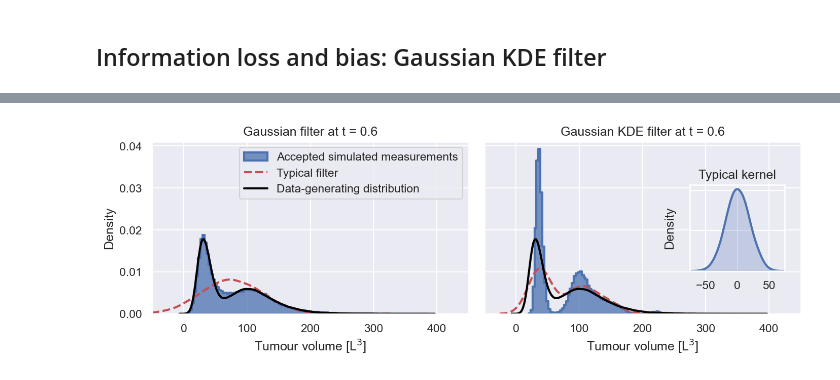
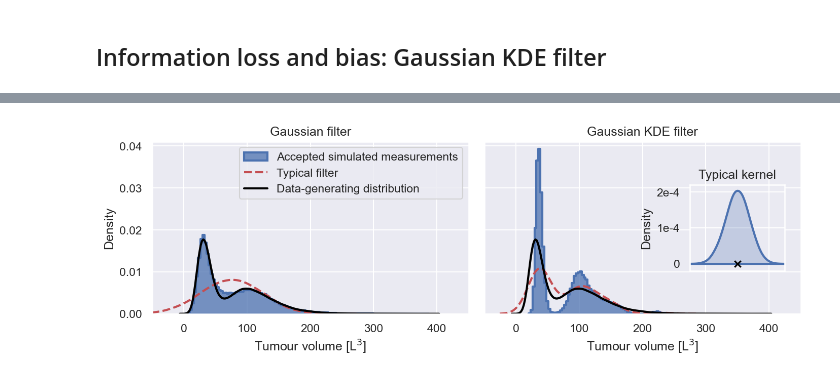
Before and after one commit to DavAug/filter-inference, a Jupyter notebook: results/1_cancer_growth/results.ipynb, the cells around one changed output, grey strips where cells are left out. Drawn from its saved outputs; the diff is of its cells as text; code cells hidden in the pictures.

```diff
--- a/results/1_cancer_growth/results.ipynb
+++ b/results/1_cancer_growth/results.ipynb
@@ -1323,36 +1323,39 @@ sns.kdeplot(
 sns.kdeplot(
     x=meas.flatten(), fill=False, ax=axes[1], color='black',
     label='Data-generating distribution', linewidth=2)
 
 # Plot typical kernel
 std = np.std(sim_meas2[0], ddof=1) * (4 / 3 / 100) ** (0.2)
 sns.kdeplot(
-    x=np.random.normal(loc=0, scale=std, size=10000), fill=True, ax=axin,
+    x=np.random.normal(loc=350, scale=std, size=10000), fill=True, ax=axin,
     bw_adjust=2, linewidth=2)
+axin.scatter([350], [0], marker='x', color='black')
 
 # Labelling
-axes[0].set_title('Gaussian filter at t = 0.6')
-axes[1].set_title('Gaussian KDE filter at t = 0.6')
+axes[0].set_title('Gaussian filter')
+axes[1].set_title('Gaussian KDE filter')
 axes[0].sharex(axes[1])
 axes[0].set_xlim([-50, 450])
 axes[0].set_ylim([0, 0.041])
 axes[1].set_ylim([0, 0.041])
 axes[1].get_yaxis().set_ticklabels([])
 axes[1].set_ylabel('')
 axes[0].set_xlabel(r'Tumour volume [L$^3$]')
 axes[1].set_xlabel(r'Tumour volume [L$^3$]')
-axin.get_yaxis().set_ticklabels([])
-axin.set_xlim([-75, 75])
+axin.set_ylim([-0.002, 0.022])
+axin.set_xlim([275, 425])
+axin.get_xaxis().set_ticklabels([])
+axin.set_yticks([0, 0.01, 0.02], labels=['0', '1e-4', '2e-4'])
 axin.set_title('Typical kernel')
 axes[0].legend()
 
 plt.savefig(
     directory + '/14_accepted_simulated_measurements.tif',
     bbox_inches='tight')
 plt.savefig(
     directory + '/14_accepted_simulated_measurements.pdf',
     bbox_inches='tight')
 
 plt.show()
 # %% [output]
-[figure, old version]
+[figure, new version]
```
Also changed, not shown: 3 other files.
